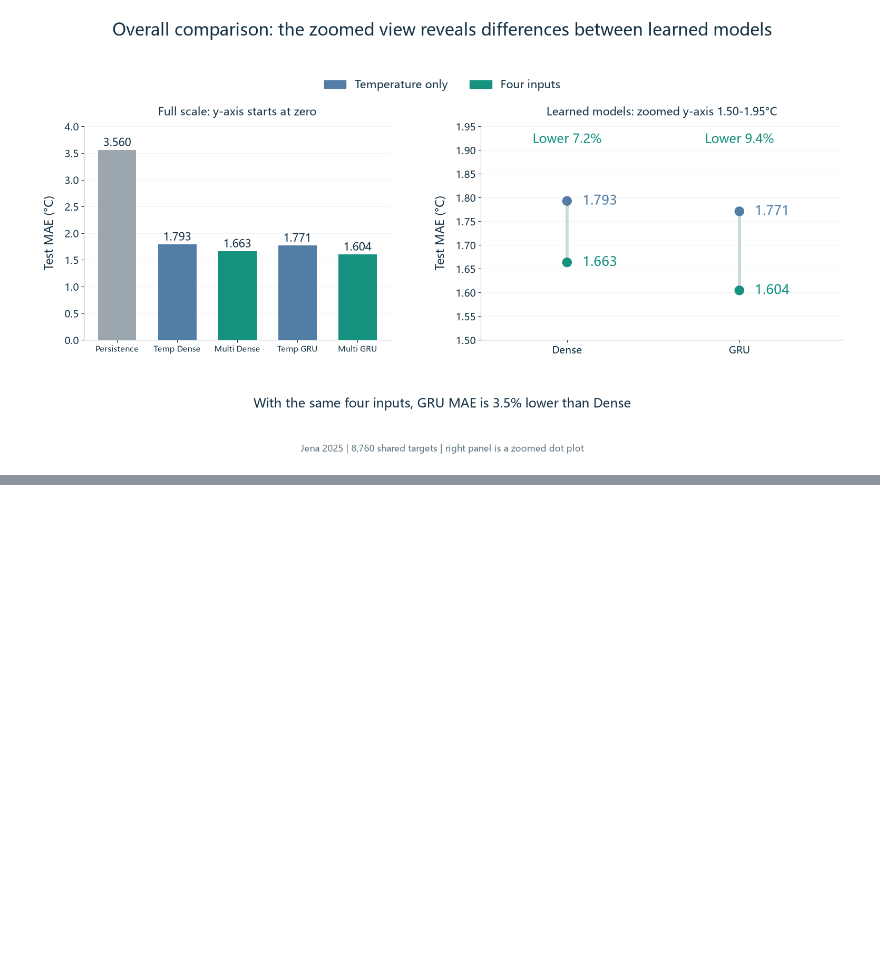
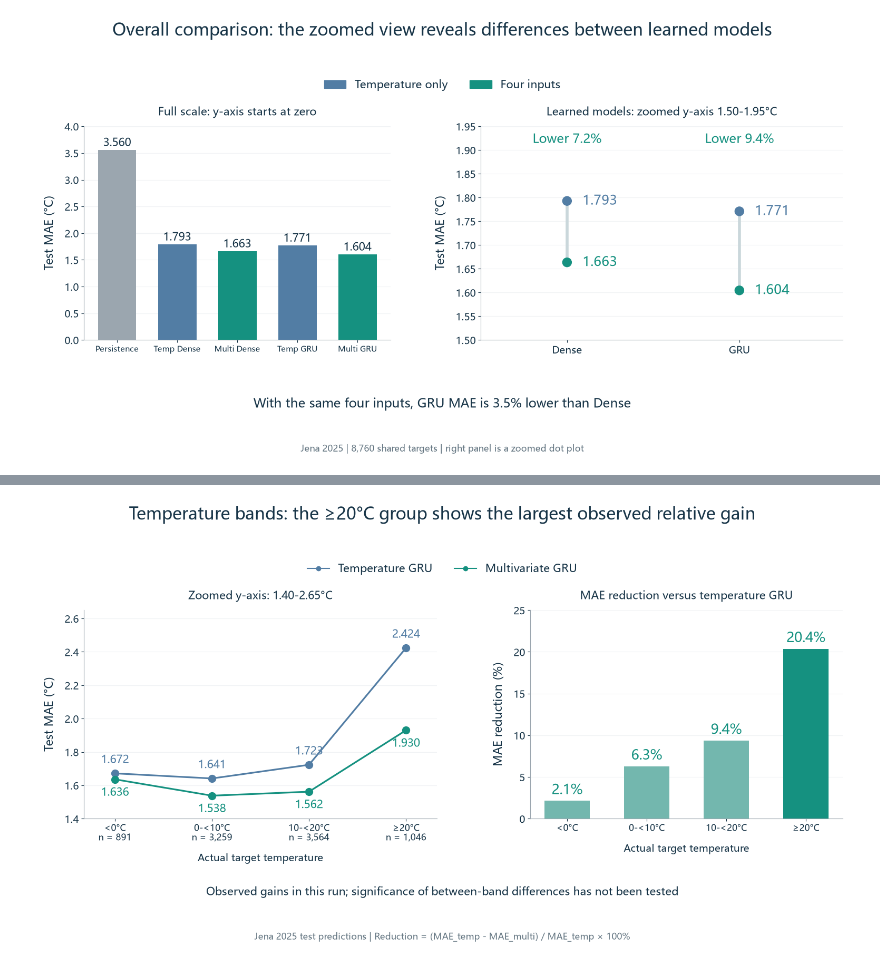
Before and after one commit to Frank-Ping/DATAX504-Yuanhao, a Jupyter notebook: final_report/final_report.ipynb, the cells around one changed output, grey strips where cells are left out. Drawn from its saved outputs; the diff is of its cells as text; code cells hidden in the pictures; blank space fills up the shorter version.

Commit message:
Final Project: 13. plot temperature-band gains

```diff
--- a/final_report/final_report.ipynb
+++ b/final_report/final_report.ipynb
@@ -626,0 +635,98 @@ save(fig, "overall_mae_comparison.png")
+# %%
+# Pair a zoomed MAE plot with zero-based percentage-reduction bars.
+temp = band_errors["gru_temp"].to_numpy()
+multi = band_errors["gru_multi"].to_numpy()
+gains = 100 * (1 - multi / temp)
+x = np.arange(len(band_errors))
+
+fig, (mae, improvement) = plt.subplots(
+    1, 2, figsize=(16, 9),
+    gridspec_kw={"width_ratios": [1.13, 1.0]}
+)
+fig.subplots_adjust(left=.075, right=.975, top=.74, bottom=.30, wspace=.28)
+
+fig.suptitle(
+    "Temperature bands: the ≥20°C group shows the largest observed relative gain",
+    fontsize=23, color=INK, y=.96
+)
+fig.legend(
+    handles=[
+        Line2D([0], [0], color=BLUE, marker="o", label="Temperature GRU"),
+        Line2D([0], [0], color=GREEN, marker="o", label="Multivariate GRU")
+    ],
+    loc="upper center",
+    bbox_to_anchor=(.5, .86),
+    ncol=2,
+    frameon=False,
+    fontsize=15
+)
+
+mae.plot(x, temp, color=BLUE, marker="o", markersize=10, linewidth=2.3)
+mae.plot(x, multi, color=GREEN, marker="o", markersize=10, linewidth=2.3)
+
+for i, (a, b) in enumerate(zip(temp, multi)):
+    mae.text(
+        i, a + .045, f"{a:.3f}",
+        ha="center", va="bottom", fontsize=15, color=BLUE
+    )
+    mae.text(
+        i, b - .045, f"{b:.3f}",
+        ha="center", va="top", fontsize=15, color=GREEN
+    )
+
+mae.set_xticks(
+    x,
+    [
+        f"{label}\nn = {int(count):,}"
+        for label, count in zip(band_errors.index, band_errors["samples"])
+    ]
+)
+mae.set_xlim(-.32, 3.32)
+mae.set_ylim(1.40, 2.65)
+mae.set_yticks(np.arange(1.40, 2.651, .20))
+mae.set_title(
+    "Zoomed y-axis: 1.40-2.65°C",
+    fontsize=15, color=INK, pad=15
+)
+style(mae)
+mae.tick_params(axis="x", labelsize=12)
+mae.set_xlabel(
+    "Actual target temperature",
+    fontsize=14, color=INK, labelpad=14
+)
+
+improvement.bar(x, gains, width=.57, color=["#73B7AE"] * 3 + [GREEN])
+improvement.set_xticks(x, band_errors.index.tolist())
+improvement.set_ylim(0, 25)
+improvement.set_yticks(np.arange(0, 25.1, 5))
+improvement.set_title(
+    "MAE reduction versus temperature GRU",
+    fontsize=15, color=INK, pad=15
+)
+style(improvement, "MAE reduction (%)")
+improvement.tick_params(axis="x", labelsize=12)
+
+for i, gain in enumerate(gains):
+    improvement.text(
+        i, gain + .8, f"{gain:.1f}%",
+        ha="center", fontsize=19, color=GREEN
+    )
+
+improvement.set_xlabel(
+    "Actual target temperature",
+    fontsize=14, color=INK, labelpad=14
+)
+fig.text(
+    .5, .145,
+    "Observed gains in this run; significance of between-band differences has not been tested",
+    ha="center", va="center", fontsize=15, color=INK
+)
+fig.text(
+    .5, .045,
+    "Jena 2025 test predictions | Reduction = (MAE_temp - MAE_multi) / MAE_temp × 100%",
+    ha="center", fontsize=12, color="#637581"
+)
+
+save(fig, "temperature_band_gru_comparison.png")
+# %% [output]
+[figure, added]
```
Also changed, not shown: parts of 1 cell of this notebook.
